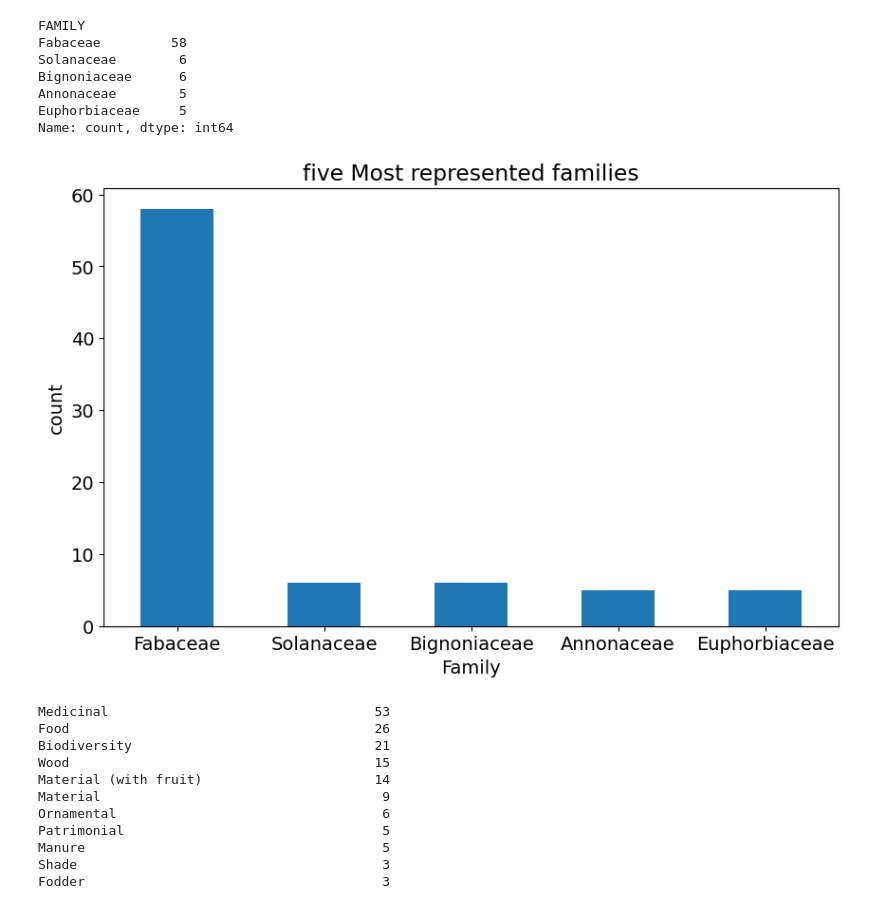
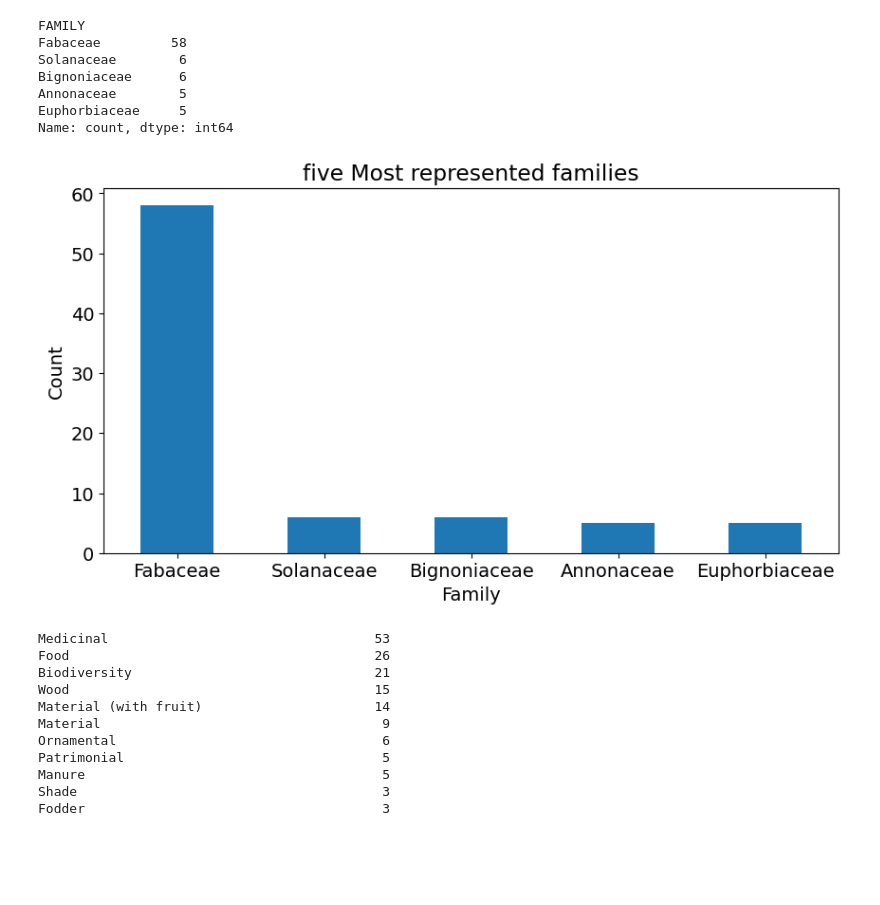
Before and after one commit to CarmelleMeli/testTechniqueMorfo, a Jupyter notebook: test.ipynb, the cells around one changed output. Saved outputs shown, nothing was run; the diff lists cells and outputs as text; code cells hidden in the pictures; blank space fills up the shorter version.

```diff
--- a/test.ipynb
+++ b/test.ipynb
@@ -47,15 +47,18 @@ Bignoniaceae      6
 Annonaceae        5
 Euphorbiaceae     5
 Name: count, dtype: int64
+# %%
+#fonction pour afficher les graphiques
+def plot_bar(data, title, xlabel, ylabel, rotation):
+    plt.figure(figsize=(10, 5))
+    data.plot(kind='bar')
+    plt.title(title)
+    plt.xlabel(xlabel)
+    plt.ylabel(ylabel)
+    plt.xticks(rotation=rotation)
+    plt.show()
 # %%
 #plot the more represented families
-plt.figure(figsize=(10,6))
-plt.rcParams.update({'font.size': 14})
-most_represented_families.head(5).plot(kind='bar')
-plt.title('five Most represented families')
-plt.ylabel('count')
-plt.xticks(rotation=0)
-plt.xlabel('Family')
-plt.show()
+plot_bar(most_represented_families.head(5), 'five Most represented families', 'Family', 'Count', 0)
 # %% [output]
-[figure, old version]
+[figure, new version]
```
Also changed, not shown: parts of 14 cells of this notebook.
